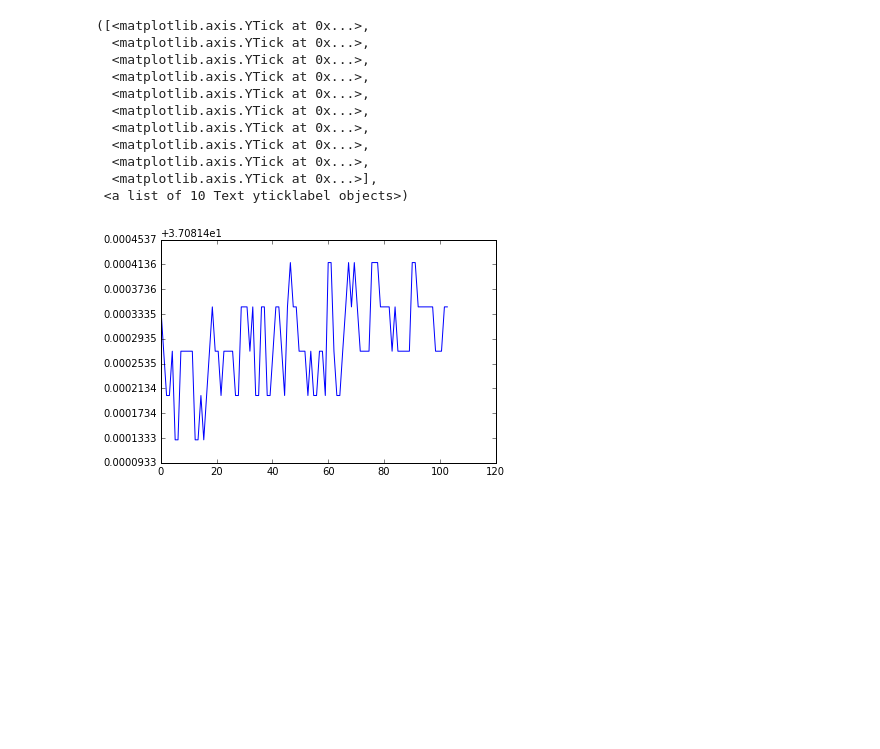
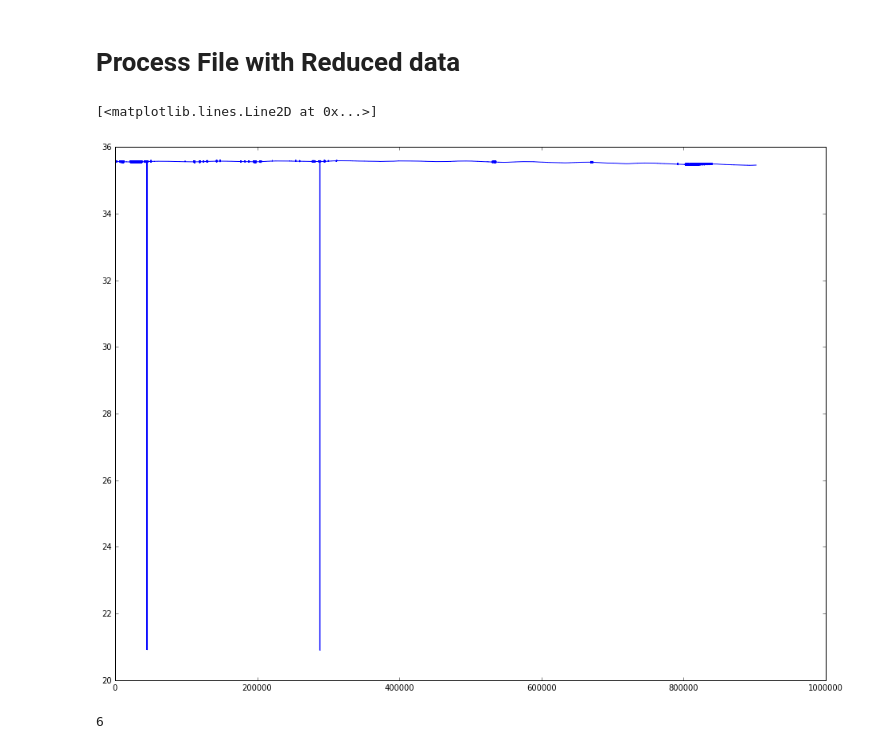
Before and after one commit to rjulie83/time_domain, a Jupyter notebook: scripts_used/Timedomain_analysis.ipynb, the cells around one changed output. Drawn from its saved outputs; the diff is of its cells as text; code cells hidden in the pictures; blank space fills up the shorter version.

Commit message:
Modifications made to analyse Reduced data file

```diff
--- a/scripts_used/Timedomain_analysis.ipynb
+++ b/scripts_used/Timedomain_analysis.ipynb
@@ -47,16 +22,0 @@ time_offset = [(x - min(timestamps)) for x in timestamps]
-# %%
-plt.plot(time_offset,delay1)
-plt.yticks(np.linspace(min(delay1)*0.999999,max(delay1)*1.000001,num=10))
-# %% [output]
-([<matplotlib.axis.YTick at 0x...>,
-  <matplotlib.axis.YTick at 0x...>,
-  <matplotlib.axis.YTick at 0x...>,
-  <matplotlib.axis.YTick at 0x...>,
-  <matplotlib.axis.YTick at 0x...>,
-  <matplotlib.axis.YTick at 0x...>,
-  <matplotlib.axis.YTick at 0x...>,
-  <matplotlib.axis.YTick at 0x...>,
-  <matplotlib.axis.YTick at 0x...>,
-  <matplotlib.axis.YTick at 0x...>],
- <a list of 10 Text yticklabel objects>)
-[figure, removed]
@@ -66,0 +23,38 @@ td.transform?
+# %% [markdown]
+# Process File with Reduced data
+# %%
+#Process Reduced data results file
+
+timestamps = np.empty(0)
+delay1 = np.empty(0)
+delay2 = np.empty(0)
+height1 = np.empty(0)
+height2 = np.empty(0)
+data = np.loadtxt('data.csv',dtype='float',delimiter=',',skiprows=1)
+timestamps = data[:,0];delay1 = data[:,1];height1 = data[:,2];delay2 = data[:,3];height2 = data[:,4]
+timestamps_offset = timestamps - min(timestamps)
+# %%
+plt.figure(figsize=(16,12))
+plt.plot(timestamps_offset,delay1,'b')
+# %% [output]
+[<matplotlib.lines.Line2D at 0x...>]
+[figure, added]
+# %%
+#Determine indices where amplitude heights of pulses swopped position and make those points equal to mean delay
+#This is an artifact of the peak detection code.
+#Peak detection code algorithm uses pulse amplitude to determine first and second peaks
+
+temp_delay1 = np.copy(delay1)
+temp_delay2 = np.copy(delay2)
+indices = []
+counter = 0
+threshold = 2
+for i in range(len(delay2)-1):
+    if np.abs(delay2[i+1]-delay2[i]) > threshold:
+        indices.append(i)
+        counter+=1
+print counter
+temp_delay1[indices] = np.mean(delay1)
+temp_delay2[indices] = np.mean(delay2)
+# %% [output]
+6
```
Also changed, not shown: parts of 12 cells of this notebook.
